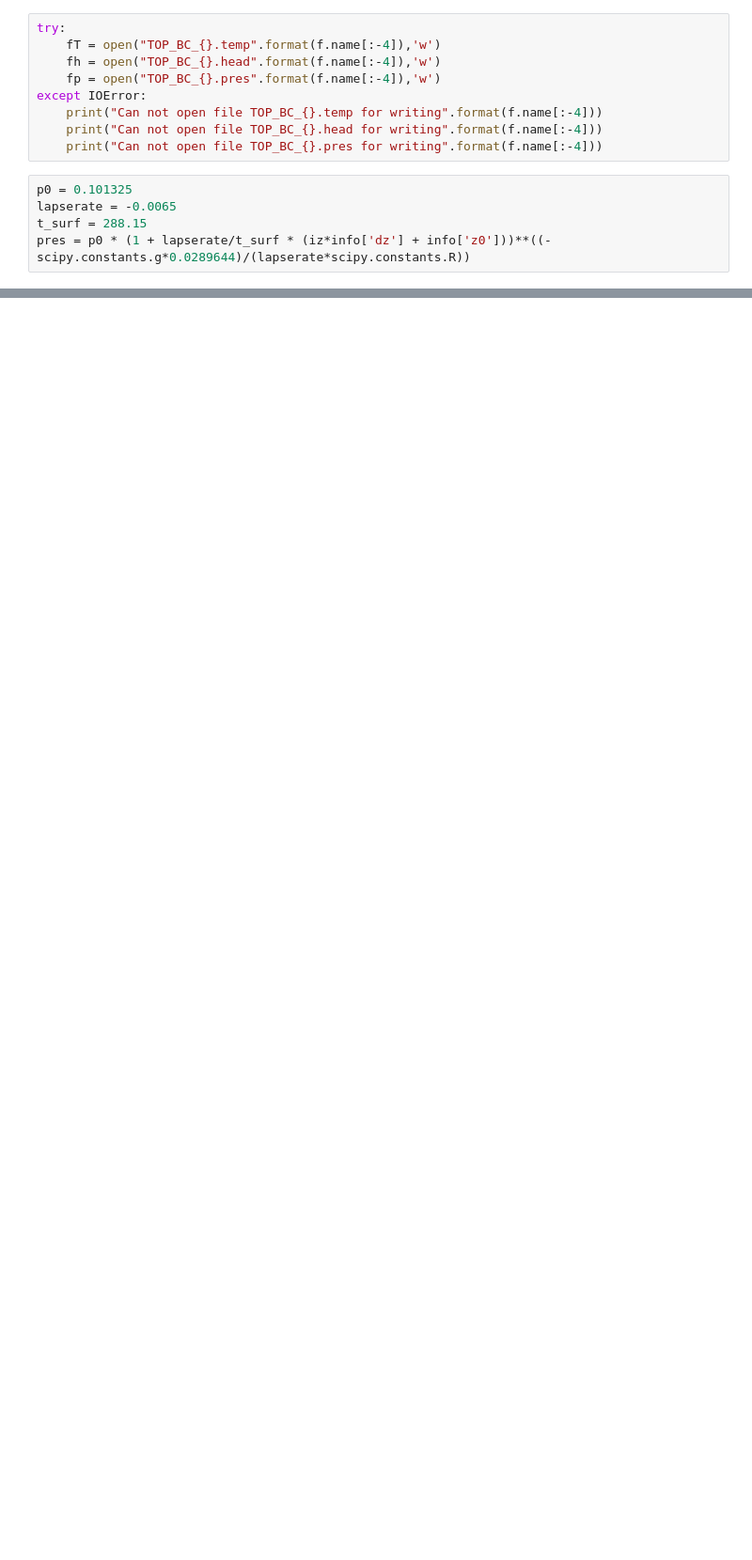
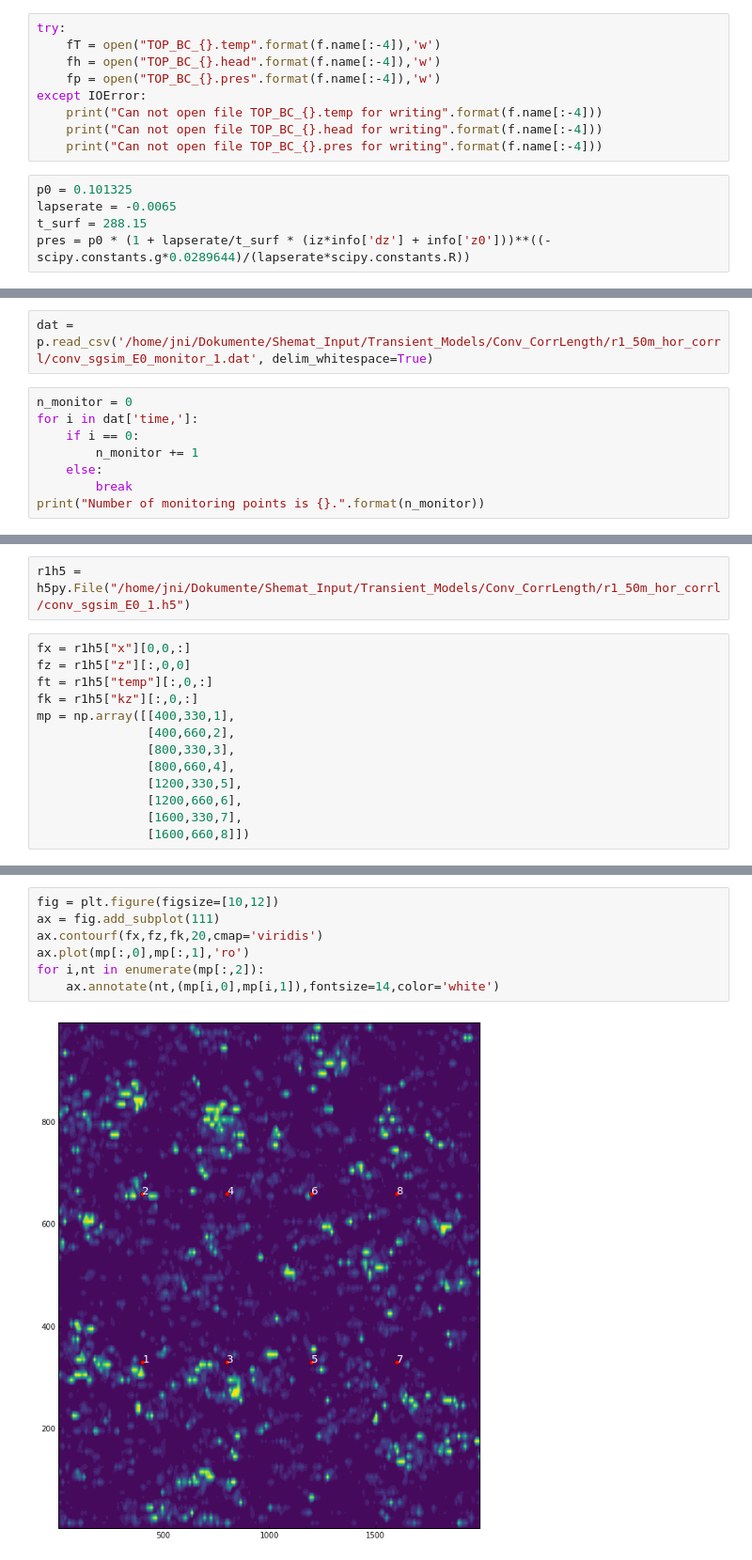
Before and after one commit to Japhiolite/PySHEMSuite, a Jupyter notebook: voxel_to_uindex.ipynb, the cells around one changed output, grey strips where cells are left out. Shown at 94% size. Cells and saved outputs as stored; diff of their text form; blank space fills up the shorter version.

```diff
--- a/voxel_to_uindex.ipynb
+++ b/voxel_to_uindex.ipynb
@@ -143,0 +190,10 @@ iz*info['dz'] + info['z0']
+# %%
+dat = p.read_csv('/home/jni/Dokumente/Shemat_Input/Transient_Models/Conv_CorrLength/r1_50m_hor_corrl/conv_sgsim_E0_monitor_1.dat', delim_whitespace=True)
+# %%
+n_monitor = 0
+for i in dat['time,']:
+    if i == 0:
+        n_monitor += 1
+    else:
+        break
+print("Number of monitoring points is {}.".format(n_monitor))
@@ -143,0 +223,15 @@ iz*info['dz'] + info['z0']
+# %%
+r1h5 = h5py.File("/home/jni/Dokumente/Shemat_Input/Transient_Models/Conv_CorrLength/r1_50m_hor_corrl/conv_sgsim_E0_1.h5")
+# %%
+fx = r1h5["x"][0,0,:]
+fz = r1h5["z"][:,0,0]
+ft = r1h5["temp"][:,0,:]
+fk = r1h5["kz"][:,0,:]
+mp = np.array([[400,330,1],
+               [400,660,2],
+               [800,330,3],
+               [800,660,4],
+               [1200,330,5],
+               [1200,660,6],
+               [1600,330,7],
+               [1600,660,8]])
@@ -143,0 +242,9 @@ iz*info['dz'] + info['z0']
+# %%
+fig = plt.figure(figsize=[10,12])
+ax = fig.add_subplot(111)
+ax.contourf(fx,fz,fk,20,cmap='viridis')
+ax.plot(mp[:,0],mp[:,1],'ro')
+for i,nt in enumerate(mp[:,2]):
+    ax.annotate(nt,(mp[i,0],mp[i,1]),fontsize=14,color='white')
+# %% [output]
+[figure, added]
```
Also changed, not shown: parts of 25 cells of this notebook, 3 other files.
